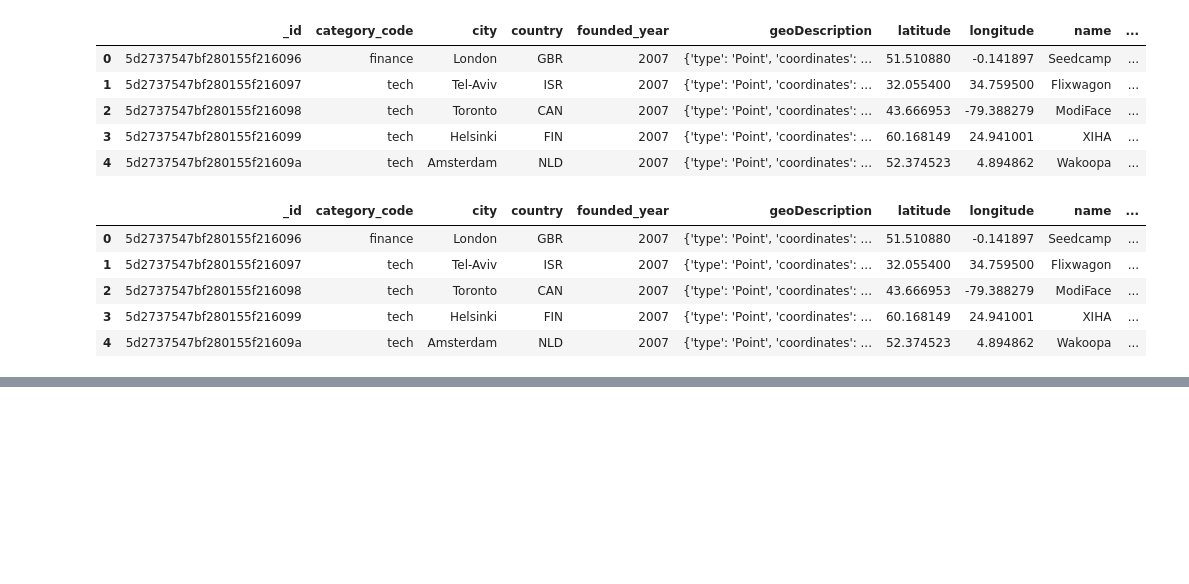
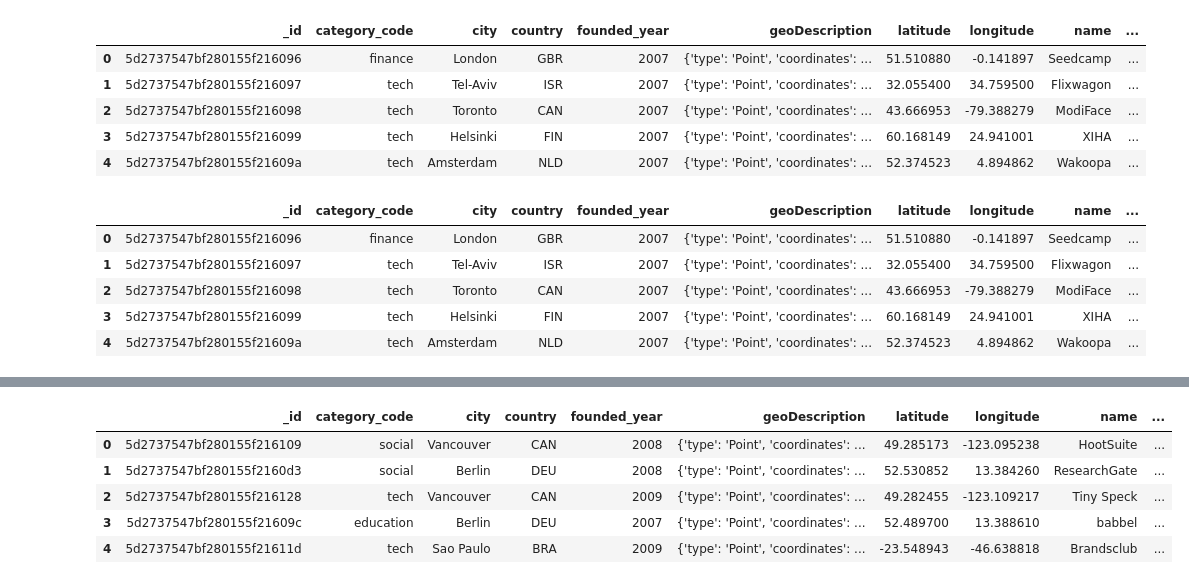
Before and after one commit to noeliacarrion/project-place-company-ironhack, a Jupyter notebook: geoqueries_and_visualization.ipynb, the cells around one changed output, grey strips where cells are left out. Saved outputs shown, nothing was run; the diff lists cells and outputs as text; code cells hidden in the pictures; blank space fills up the shorter version.

```diff
--- a/geoqueries_and_visualization.ipynb
+++ b/geoqueries_and_visualization.ipynb
@@ -173,3 +164,12 @@ display(data_companies)
+# %%
+data_companies.head()
+# %% [output]
+|  | _id | category_code | city | country | founded_year | geoDescription | latitude | longitude | name | ... |
+| 0 | 5d2737547bf280155f216109 | social | Vancouver | CAN | 2008 | {'type': 'Point', 'coordinates': ... | 49.285173 | -123.095238 | HootSuite | ... |
+| 1 | 5d2737547bf280155f2160d3 | social | Berlin | DEU | 2008 | {'type': 'Point', 'coordinates': ... | 52.530852 | 13.384260 | ResearchGate | ... |
+| 2 | 5d2737547bf280155f216128 | tech | Vancouver | CAN | 2009 | {'type': 'Point', 'coordinates': ... | 49.282455 | -123.109217 | Tiny Speck | ... |
+| 3 | 5d2737547bf280155f21609c | education | Berlin | DEU | 2007 | {'type': 'Point', 'coordinates': ... | 52.489700 | 13.388610 | babbel | ... |
+| 4 | 5d2737547bf280155f21611d | tech | Sao Paulo | BRA | 2009 | {'type': 'Point', 'coordinates': ... | -23.548943 | -46.638818 | Brandsclub | ... |
 # %%
 data_companies = data_companies.reset_index(drop=True)
 # %%
```
Also changed, not shown: parts of 6 cells of this notebook, 1 other file.
